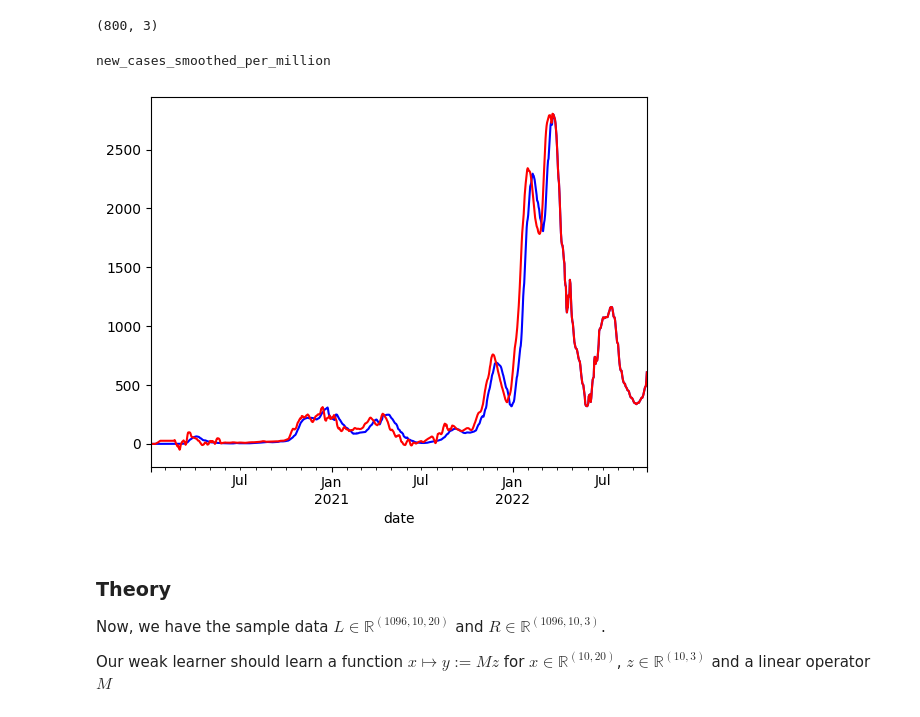
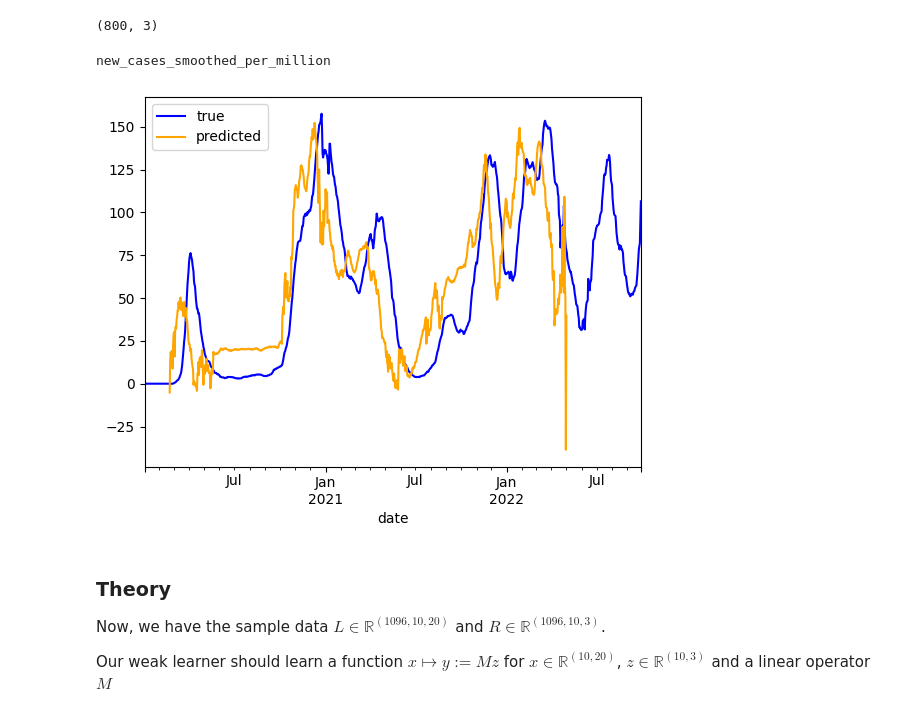
Before and after one commit to armsp/BDPP-23-Covid-Project, a Jupyter notebook: work/project/predict_h.ipynb, the cells around one changed output. Cells and saved outputs as stored; diff of their text form; code cells hidden in the pictures.

```diff
--- a/work/project/get_features_h.ipynb
+++ b/work/project/predict_h.ipynb
@@ -86,12 +88,21 @@ print( prediction.shape )
 # %%
+time_range = slice( 0, 1000 )
+column = 2
+
 df_pred = df.copy( )
+df_pred.iloc[ :, : ] = np.nan
 df_pred.iloc[ start : start + length, :3 ] = prediction
-df.iloc[ 0:1000, 0 ].plot( color = "blue" )
-df_pred.iloc[ 0:1000, 0 ].plot( color = "red" )
+df.iloc[ time_range, column ].plot( color = "blue" )
+df_pred.iloc[ time_range, column ].plot( color = "orange" )
+
+line = lambda color, label: plt.Line2D([ ], [ ], color = color, label = label )
+h = [ line( "blue", "true" ), line( "orange", "predicted" )]
+
+plt.legend( handles = h )
 print( df_pred.columns[ 0 ])
 # %% [output]
 new_cases_smoothed_per_million
-[figure, old version]
+[figure, new version]
 # %%
 str = "### Theory\n"
 str += f"Now, we have the sample data $L \in \mathbb{{R}}^{{{ L.shape }}}$ and $R \in \mathbb{{R}}^{{{ R.shape }}}$.\n\n"
```
Also changed, not shown: parts of 2 cells of this notebook, 2 other files.
